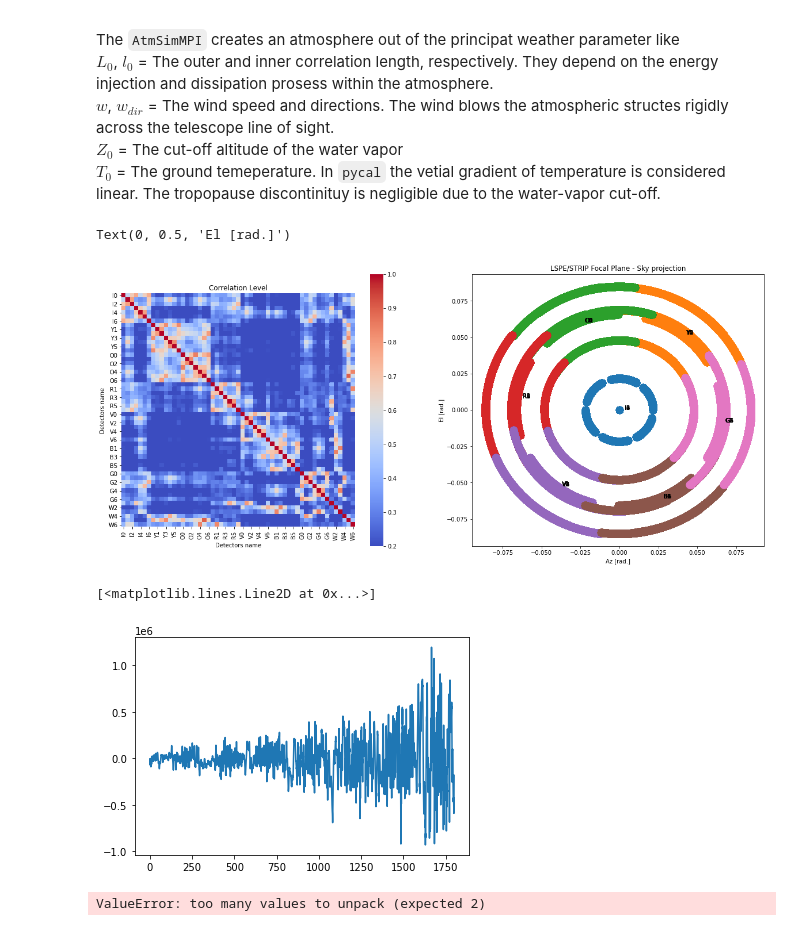
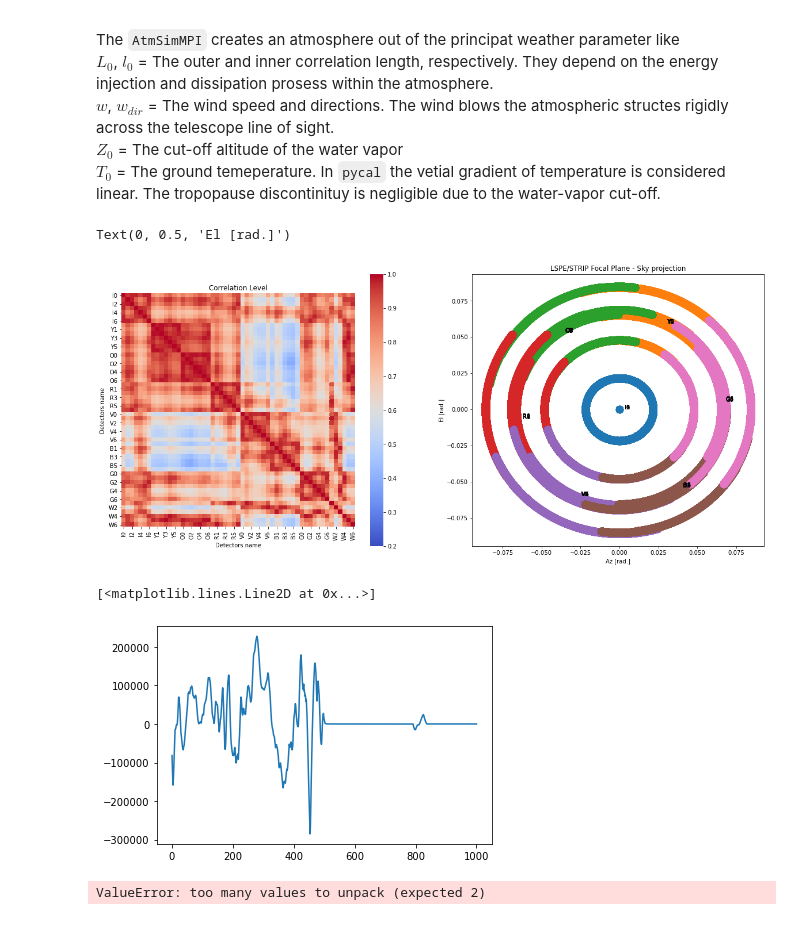
Before and after one commit to cmbgroundbased/cal, a Jupyter notebook: cookbook/skypatch.ipynb, the cells around one changed output. Saved outputs shown, nothing was run; the diff lists cells and outputs as text; code cells hidden in the pictures.

```diff
--- a/cookbook/skypatch.ipynb
+++ b/cookbook/skypatch.ipynb
@@ -75,8 +75,8 @@ azmax=(359/180)*np.pi
 elmin=(60/180)*np.pi
 elmax=(80/180)*np.pi
 tmin=0.0
-tmax_sim=3600.0
-tmax_tod=tmax_sim/2
+tmax_sim=1000.0
+tmax_tod=tmax_sim
 lmin_center=0.01
 lmin_sigma=0.001
 lmax_center=10
@@ -92,9 +92,9 @@ T0_center=t10
 T0_sigma=0
 zatm=40000.0
 zmax=2000.0
-xstep=20.0
-ystep=20.0
-zstep=20.0
+xstep=100.0
+ystep=100.0
+zstep=100.0
 nelem_sim_max=100000
 verbosity=1
 comm=communicator
@@ -102,7 +102,7 @@ key1=0
 key2=2**32+1+1
 counterval1=0
 counterval2=0
-cachedir="/home/algebrato/Progetti/CMB4G/libcal/cookbook/atm_cache"
+cachedir="/home/algebrato/Progetti/CMB4G/libcal/cookbook/atm_cache_noMPI"
 rmin=0
 rmax=10000
 # %% [markdown]
@@ -153,7 +153,7 @@ pointings=dict()
 
 theta_i = 0
 theta_f = 90
-bor = (((45/2)*np.sin(2*np.pi/150*times)+(45/2))/180)*np.pi
+bor = (((70/2)*np.sin(2*np.pi/150*times)+(70/2))/180)*np.pi
 
 for i in detecotrs:
     directions=focalplane['horns'][i]['orientation']
@@ -246,7 +246,7 @@ MTX_CX=matrix.corr()
 # %%
 plt.figure(1, figsize=(20,8.7))
 plt.subplot(121)
-ax=sn.heatmap(MTX_CX, annot=False, cmap='coolwarm', vmin=.2, vmax=1, square=True)
+ax=sn.heatmap(MTX_CX, annot=False, cmap='coolwarm', vmin=.2, vmax=1, center=0.6, square=True)
 ax.set(xlabel='Detectors name', ylabel='Detectors name', title="Correlation Level")
 ax = plt.subplot(122)
 
@@ -282,15 +282,15 @@ plt.xlabel('Az [rad.]')
 plt.ylabel('El [rad.]')
 # %% [output]
 Text(0, 0.5, 'El [rad.]')
-[figure, old version]
+[figure, new version]
 # %%
 
 
-plt.plot(times, data.obs[0]['tod']['B4']['signal'])
+plt.plot(times, data.obs[0]['tod']['I0']['signal'])
 #plt.plot(times, data.obs[0]['tod']['O6']['signal'])
 # %% [output]
 [<matplotlib.lines.Line2D at 0x...>]
-[figure, old version]
+[figure, new version]
 # %%
 abso_vec=pycal.atm_absorption_coefficient_vec(5000, 280, 101500, 5, 40, 50, 500)
 load_vec=pycal.atm_atmospheric_loading_vec(5000, 280, 101500, 5, 40, 50, 500)
```
Also changed, not shown: parts of 5 cells of this notebook, 2 other files.
